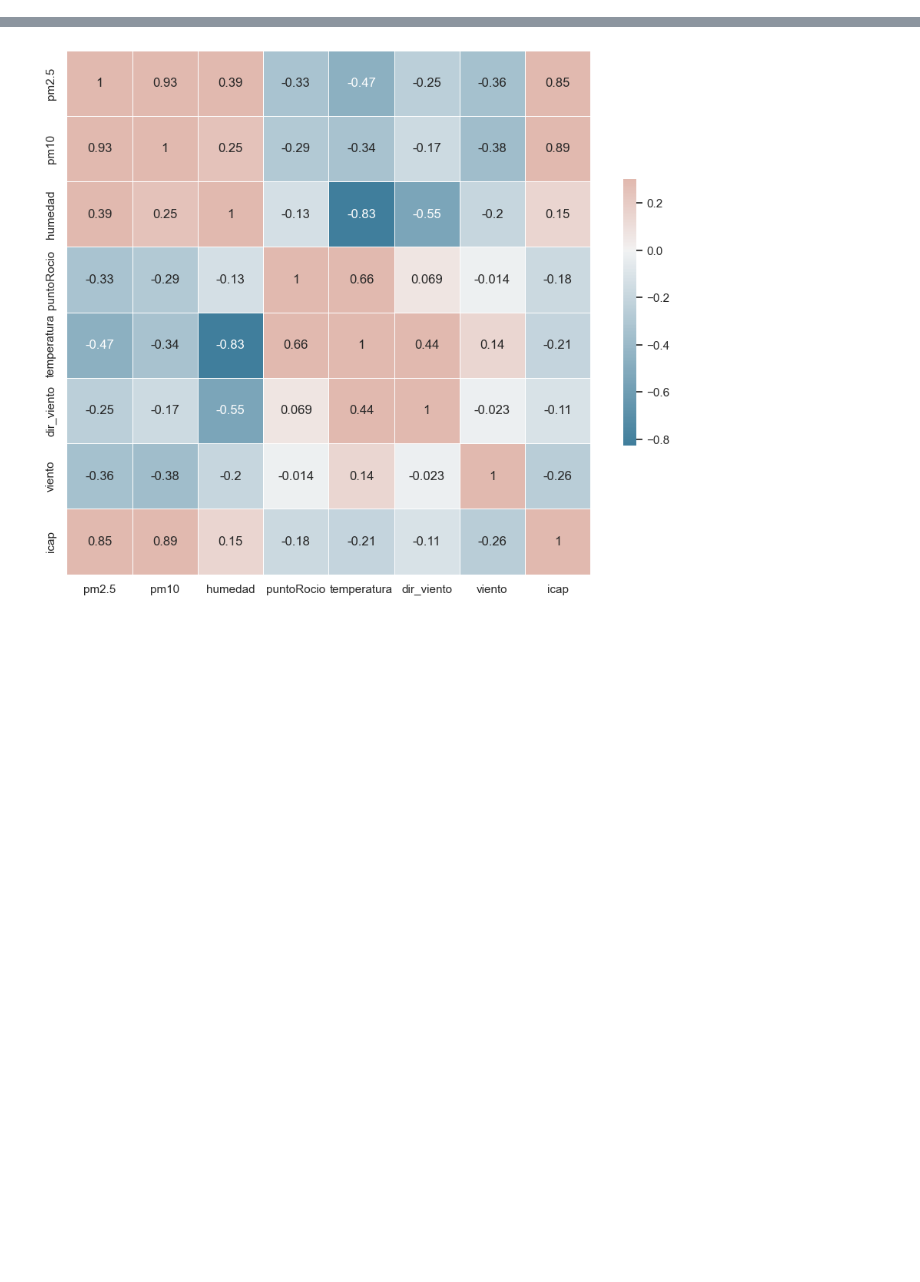
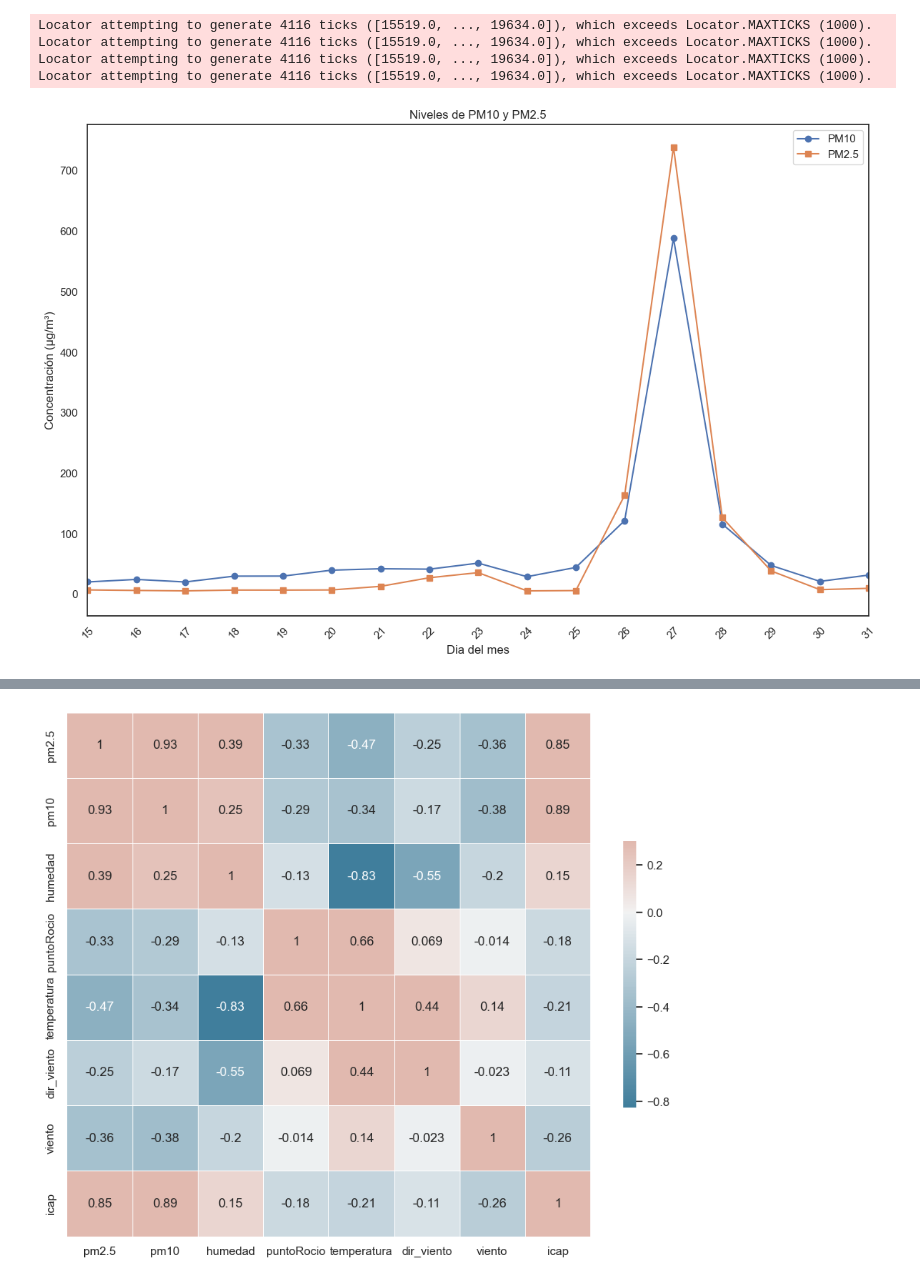
Before and after one commit to OmarMerino/Particulas_contaminantes_chillan, a Jupyter notebook: notebooks/explore/explore_dataset.ipynb, the cells around one changed output, grey strips where cells are left out. Saved outputs shown, nothing was run; the diff lists cells and outputs as text; code cells hidden in the pictures; blank space fills up the shorter version.

```diff
--- a/notebooks/explore/explore_dataset.ipynb
+++ b/notebooks/explore/explore_dataset.ipynb
@@ -48,0 +40,34 @@ resultados = data_set_conaminantes.groupby(['año', 'mes'])[['pm2.5', 'pm10']].m
+# %%
+plt.figure(figsize=(12,8))
+plt.plot(fecha, pm10, label='PM10', marker='o')
+plt.plot(fecha, pm25, label='PM2.5', marker='s')
+
+plt.title('Niveles de PM10 y PM2.5')
+plt.xlabel('Dia del mes')
+plt.ylabel('Concentración (µg/m³)')
+plt.legend()
+
+# Configurar el formato y la ubicación de las marcas del eje x
+ax = plt.gca()  # Obtener el eje actual
+ax.xaxis.set_major_locator(mdates.DayLocator(interval=1))  # Ubicar una marca por día
+ax.xaxis.set_major_formatter(mdates.DateFormatter('%d'))  # Formatear las marcas para mostrar solo el día
+
+# Rotar las etiquetas del eje x para mejorar la legibilidad
+plt.xticks(rotation=45)
+
+# Establecer los límites del eje x
+plt.xlim([pd.Timestamp('2017-01-15'), pd.Timestamp('2017-01-31')])
+
+plt.tight_layout()
+
+# Guardar la figura en un archivo
+path = './imagenes/enero_2017.png'
+plt.savefig(path)
+
+plt.show()
+# %% [output]
+Locator attempting to generate 4116 ticks ([15519.0, ..., 19634.0]), which exceeds Locator.MAXTICKS (1000).
+Locator attempting to generate 4116 ticks ([15519.0, ..., 19634.0]), which exceeds Locator.MAXTICKS (1000).
+Locator attempting to generate 4116 ticks ([15519.0, ..., 19634.0]), which exceeds Locator.MAXTICKS (1000).
+Locator attempting to generate 4116 ticks ([15519.0, ..., 19634.0]), which exceeds Locator.MAXTICKS (1000).
+[figure, added]
```
Also changed, not shown: parts of 7 cells of this notebook, 17 other files.
